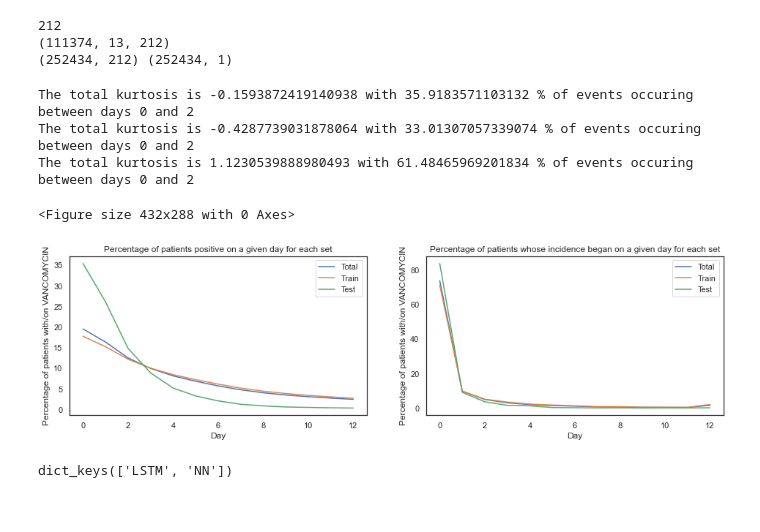
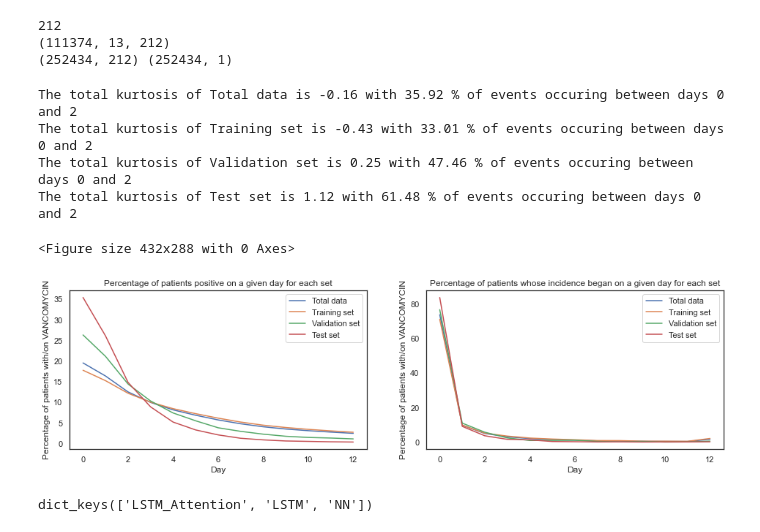
Before and after one commit to moskast/mimic_model, a Jupyter notebook: test.ipynb, the cells around one changed output. Drawn from its saved outputs; the diff is of its cells as text; code cells hidden in the pictures.

```diff
--- a/test.ipynb
+++ b/test.ipynb
@@ -92,6 +92,7 @@ print(X_TEST_2D.shape, Y_TEST_2D.shape)
 ## SUPPLEMENTARY FIGURE 1 ##
 ############################
 
+sets = [(Y_TOTAL, "Total data"), (Y_TRAIN, "Training set"), (Y_VAL, "Validation set"), (Y_TEST, "Test set")]
 sns.set(style="white")
 sns.despine(left=True, bottom=True)
 
@@ -102,52 +103,51 @@ sns.despine(left=True, bottom=True)
 # number of people who are positive on a given day
 plt.figure(figsize = (16,4))
 plt.subplot(1, 2, 1)
 plt.title('Percentage of patients positive on a given day for each set')
 plt.ylabel('Percentage of patients with/on {0}'.format(target))
 plt.xlabel('Day')
-message = "The total kurtosis is {0} with {1} % of events occuring between days 0 and 2"
-for y, label in [(Y_TOTAL, "Total"), (Y_TRAIN, "Train"), (Y_TEST, "Test")]:
+message = "The total kurtosis of {0} is {1:.2f} with {2:.2f} % of events occuring between days 0 and 2"
+for y, label in sets:
     y_vector = np.nansum(y, axis=0).squeeze()
-    print(message.format(kurtosis(y_vector), 100*int(np.sum(y_vector[0:2]))/np.sum(y_vector)))
+    print(message.format(label, kurtosis(y_vector), 100*int(np.sum(y_vector[0:2]))/np.sum(y_vector)))
     y_vector /= y_vector.sum()/100
     sns.lineplot(y=y_vector, x=np.arange(TIME_STEPS), label=label)
 plt.legend()
-
-if save_unimportant_figures:
-    plt.savefig(f'{figure_dir}/{target}_Patients_Positive.{figure_format}',
-                format=figure_format, dpi=300, bbox_inches='tight')
 
 # first incident - number of people who had their first incident on a given day
 plt.subplot(1,2,2)
 plt.title('Percentage of patients whose incidence began on a given day for each set')
 plt.ylabel('Percentage of patients with/on {0}'.format(target))
 plt.xlabel('Day')
-for y, label in [(Y_TOTAL, "Total"), (Y_TRAIN, "Train"), (Y_TEST, "Test")]:
+for y, label in sets:
     POS_Y_TOTAL = y[np.nansum(y.squeeze(), axis=1) == 1]
     (days_total, value_counts_total) = np.unique(np.nanargmax(POS_Y_TOTAL, axis=1), return_counts=True)
     day_value_dict_total = dict(zip(np.arange(TIME_STEPS), np.zeros(TIME_STEPS)))
     for i in range(len(days_total)):
         day_value_dict_total[days_total[i]] = value_counts_total[i]
     y_vector_total_pos = np.array(list(day_value_dict_total.values()))
     y_vector_total_pos = y_vector_total_pos * 100 /y_vector_total_pos.sum()
     sns.lineplot(y=y_vector_total_pos, x=np.arange(TIME_STEPS), label=label)
 plt.legend()
 
 if save_unimportant_figures:
-    plt.savefig(f'{figure_dir}/{target}_Patients_First_Positive.{figure_format}',
+    plt.savefig(f'{figure_dir}/{target}_Set_Distributions.{figure_format}',
                 format=figure_format, dpi=300, bbox_inches='tight')
+else:
+    plt.show()
 # %% [output]
-The total kurtosis is -0.1593872419140938 with 35.9183571103132 % of events occuring between days 0 and 2
-The total kurtosis is -0.4287739031878064 with 33.01307057339074 % of events occuring between days 0 and 2
-The total kurtosis is 1.1230539888980493 with 61.48465969201834 % of events occuring between days 0 and 2
+The total kurtosis of Total data is -0.16 with 35.92 % of events occuring between days 0 and 2
+The total kurtosis of Training set is -0.43 with 33.01 % of events occuring between days 0 and 2
+The total kurtosis of Validation set is 0.25 with 47.46 % of events occuring between days 0 and 2
+The total kurtosis of Test set is 1.12 with 61.48 % of events occuring between days 0 and 2
 <Figure size 432x288 with 0 Axes>
-[figure, old version]
+[figure, new version]
 # %%
 def load_model(model_type, mimic_version, target, n_time_steps, seed):
     model_name = f'mimic_{model_type}_{mimic_version}_{target}_{n_time_steps}_{seed}'
     return return_loaded_model(model_name).cpu()
 
-model_types = ['LSTM', 'NN']
+model_types = ['LSTM_Attention', 'LSTM', 'NN']
 seeds = [0, 1, 2, 3, 4]
 model_dict = dict()
 
@@ -160,4 +160,4 @@ for model_type in model_types:
 
 model_dict.keys()
 # %% [output]
-dict_keys(['LSTM', 'NN'])
+dict_keys(['LSTM_Attention', 'LSTM', 'NN'])
```
Also changed, not shown: parts of 3 cells of this notebook.
